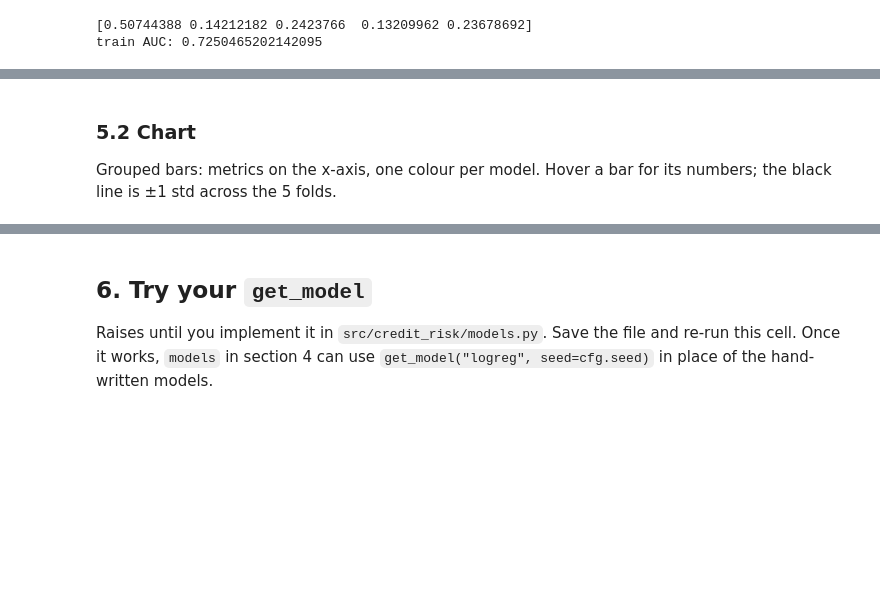
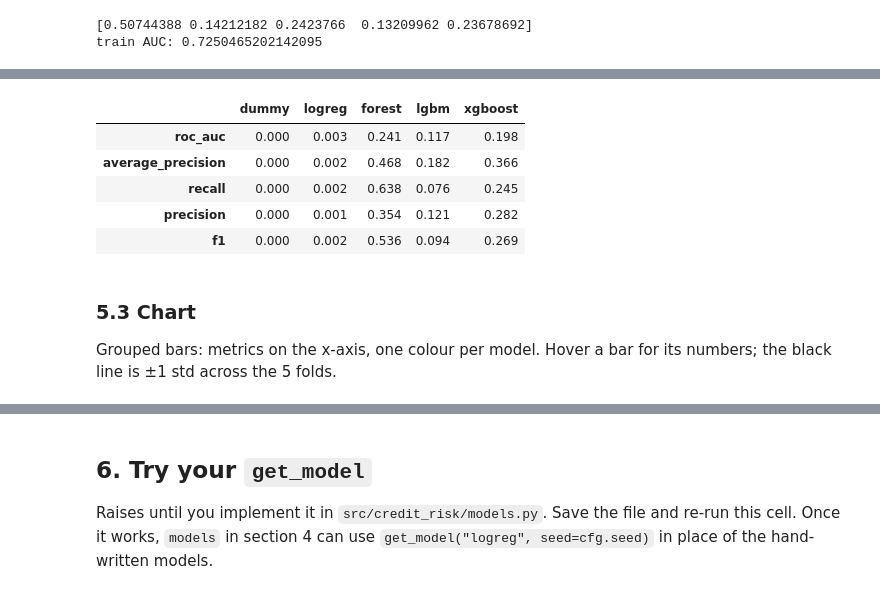
Before and after one commit to iangault/credit-default-risk, a Jupyter notebook: notebooks/scratch.ipynb, the cells around one changed output, grey strips where cells are left out. Drawn from its saved outputs; the diff is of its cells as text; code cells hidden in the pictures; blank space fills up the shorter version.

```diff
--- a/notebooks/scratch.ipynb
+++ b/notebooks/scratch.ipynb
@@ -149,9 +210,9 @@ from xgboost import XGBClassifier
 models = {
     "dummy": DummyClassifier(strategy="prior"),  # floor: ignores the features
     "logreg": LogisticRegression(max_iter=1000),  # first real model
-    "forest": RandomForestClassifier(random_state=cfg.seed, class_weight="balanced"),
+    "forest": RandomForestClassifier(random_state=cfg.seed),
     "lgbm": LGBMClassifier(verbose=-1, random_state=cfg.seed),
-    "xgboost": XGBClassifier(),
+    "xgboost": XGBClassifier(random_state=cfg.seed),
 }
 
 results = {}  # start fresh, so removed models drop out of the comparison
@@ -188,5 +264,16 @@ compare()
+# %%
+# Train minus validation, per metric (rows) and model (columns). Darker = bigger gap.
+gaps = pd.DataFrame({name: s["gap"] for name, s in results.items()})
+gaps.style.format("{:.3f}").map(_shade)
+# %% [output]
+|  | dummy | logreg | forest | lgbm | xgboost |
+| roc_auc | 0.000 | 0.003 | 0.241 | 0.117 | 0.198 |
+| average_precision | 0.000 | 0.002 | 0.468 | 0.182 | 0.366 |
+| recall | 0.000 | 0.002 | 0.638 | 0.076 | 0.245 |
+| precision | 0.000 | 0.001 | 0.354 | 0.121 | 0.282 |
+| f1 | 0.000 | 0.002 | 0.536 | 0.094 | 0.269 |
 # %% [markdown]
-### 5.2 Chart
+### 5.3 Chart
 
 Grouped bars: metrics on the x-axis, one colour per model. Hover a bar for its
 numbers; the black line is ±1 std across the 5 folds.
```
Also changed, not shown: parts of 9 cells of this notebook.
